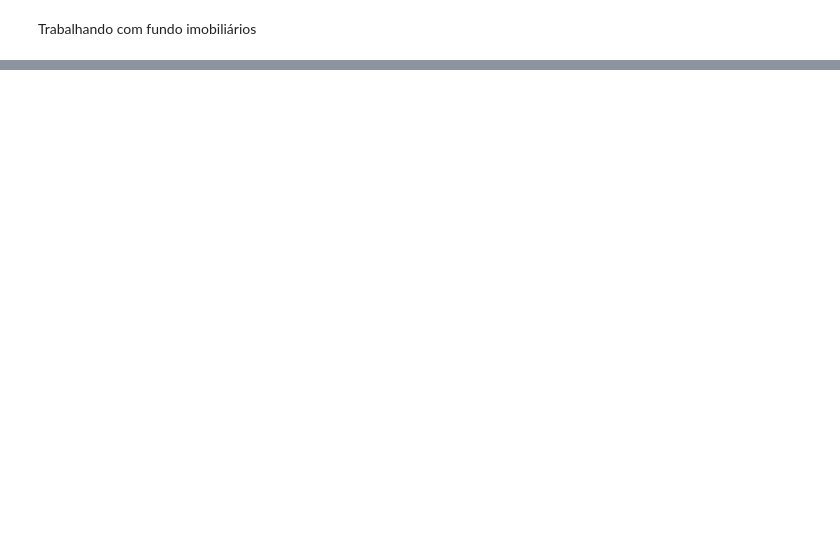
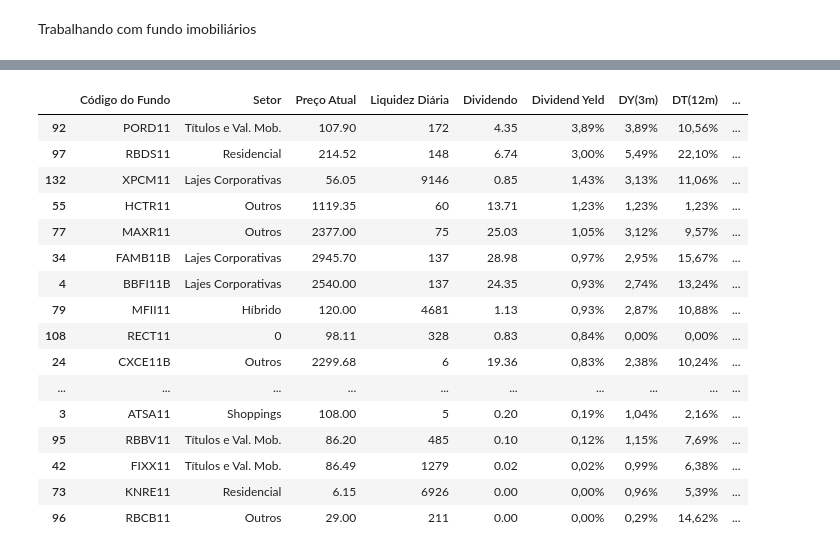
Before and after one commit to Rafaelcvo/fundos_im, a Jupyter notebook: Untitled.ipynb, the cells around one changed output, grey strips where cells are left out. Cells and saved outputs as stored; diff of their text form; code cells hidden in the pictures; blank space fills up the shorter version.

```diff
--- a/Untitled.ipynb
+++ b/Untitled.ipynb
@@ -48,0 +52,17 @@ df[df['Preço Atual'] > 2000]
+# %%
+#eliminando lajes igual a 1
+rem_lajes = df[np.logical_and(df['Setor'] == 'Lajes Corporativas',df['Quant. Ativos'] == 1)].index
+df.drop(rem_lajes, inplace=True)
+# %%
+#simulando retorno mensal investindo 20k
+df['Quantidade'] = 20000 / df['Preço Atual']
+df['Quantidade'] = round(df['Quantidade'], 2)
+df['Ret 20k'] = df['Quantidade'] * df['Dividendo']
+df['Ret 20k'] = round(df['Ret 20k'],2)
+# %%
+cp = df.copy()
+# %%
+colunas = ['DY(6m)', 'DY(3m) media','DY(6m) media','Variação Preço', 'Rent. Período',
+           'Rent. Acumulada','DY Patri.', 'Variação Patri.', 'Rent. Patr. Per.',
+           'Rent. Patr. Ac.', 'Vac. Física','Vacancia Financ.']
+cp.columns
@@ -48,0 +78,21 @@ df[df['Preço Atual'] > 2000]
+# %%
+cp.drop(colunas, axis= 1, inplace=True)
+cp.sort_values(by='Ret 20k', ascending=False)
+# %% [output]
+|  | Código do Fundo | Setor | Preço Atual | Liquidez Diária | Dividendo | Dividend Yeld | DY(3m) | DT(12m) | ... |
+| 92 | PORD11 | Títulos e Val. Mob. | 107.90 | 172 | 4.35 | 3,89% | 3,89% | 10,56% | ... |
+| 97 | RBDS11 | Residencial | 214.52 | 148 | 6.74 | 3,00% | 5,49% | 22,10% | ... |
+| 132 | XPCM11 | Lajes Corporativas | 56.05 | 9146 | 0.85 | 1,43% | 3,13% | 11,06% | ... |
+| 55 | HCTR11 | Outros | 1119.35 | 60 | 13.71 | 1,23% | 1,23% | 1,23% | ... |
+| 77 | MAXR11 | Outros | 2377.00 | 75 | 25.03 | 1,05% | 3,12% | 9,57% | ... |
+| 34 | FAMB11B | Lajes Corporativas | 2945.70 | 137 | 28.98 | 0,97% | 2,95% | 15,67% | ... |
+| 4 | BBFI11B | Lajes Corporativas | 2540.00 | 137 | 24.35 | 0,93% | 2,74% | 13,24% | ... |
+| 79 | MFII11 | Híbrido | 120.00 | 4681 | 1.13 | 0,93% | 2,87% | 10,88% | ... |
+| 108 | RECT11 | 0 | 98.11 | 328 | 0.83 | 0,84% | 0,00% | 0,00% | ... |
+| 24 | CXCE11B | Outros | 2299.68 | 6 | 19.36 | 0,83% | 2,38% | 10,24% | ... |
+| ... | ... | ... | ... | ... | ... | ... | ... | ... | ... |
+| 3 | ATSA11 | Shoppings | 108.00 | 5 | 0.20 | 0,19% | 1,04% | 2,16% | ... |
+| 95 | RBBV11 | Títulos e Val. Mob. | 86.20 | 485 | 0.10 | 0,12% | 1,15% | 7,69% | ... |
+| 42 | FIXX11 | Títulos e Val. Mob. | 86.49 | 1279 | 0.02 | 0,02% | 0,99% | 6,38% | ... |
+| 73 | KNRE11 | Residencial | 6.15 | 6926 | 0.00 | 0,00% | 0,96% | 5,39% | ... |
+| 96 | RBCB11 | Outros | 29.00 | 211 | 0.00 | 0,00% | 0,29% | 14,62% | ... |
```
Also changed, not shown: parts of 9 cells of this notebook.
